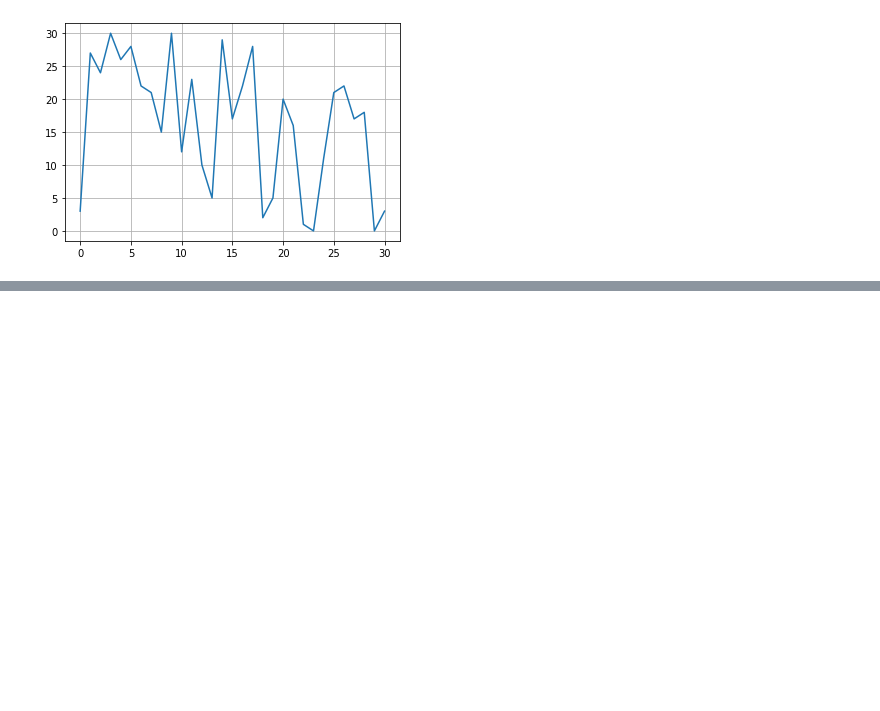
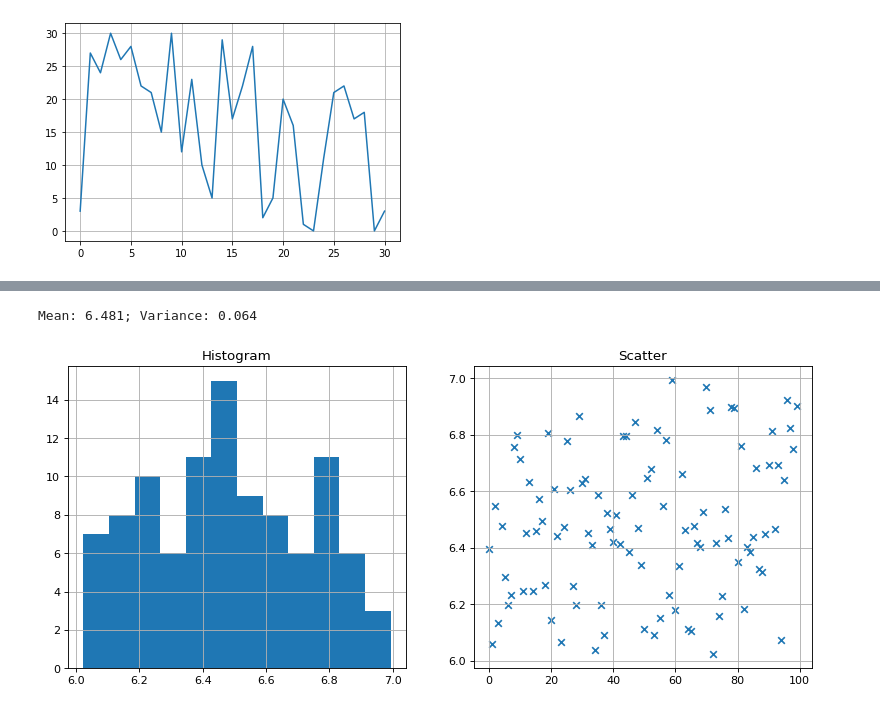
Before and after one commit to taindp98/securite_en_image, a Jupyter notebook: SPRCA_Master3IR-M2-TP3.ipynb, the cells around one changed output, grey strips where cells are left out. Drawn from its saved outputs; the diff is of its cells as text; code cells hidden in the pictures; blank space fills up the shorter version.

```diff
--- a/SPRCA_Master3IR-M2-TP3.ipynb
+++ b/SPRCA_Master3IR-M2-TP3.ipynb
@@ -141,0 +141,20 @@ var_seq_rand = np.var(seq_rand)
+# %%
+a = 1
+b = 6
+y = seq_uni*a + b
+
+plt.figure(figsize=(12, 5), dpi=80)
+
+plt.subplot(1, 2, 1)
+plt.hist(y, bins=12)
+plt.title("Histogram")
+plt.grid()
+plt.subplot(1, 2, 2)
+plt.scatter(range(T), y,  marker='x')
+plt.title("Scatter")
+plt.grid()
+
+print(f'Mean: {np.mean(y):.3f}; Variance: {np.var(y):.3f}')
+# %% [output]
+Mean: 6.481; Variance: 0.064
+[figure, added]
```
Also changed, not shown: parts of 18 cells of this notebook, 1 other file.
